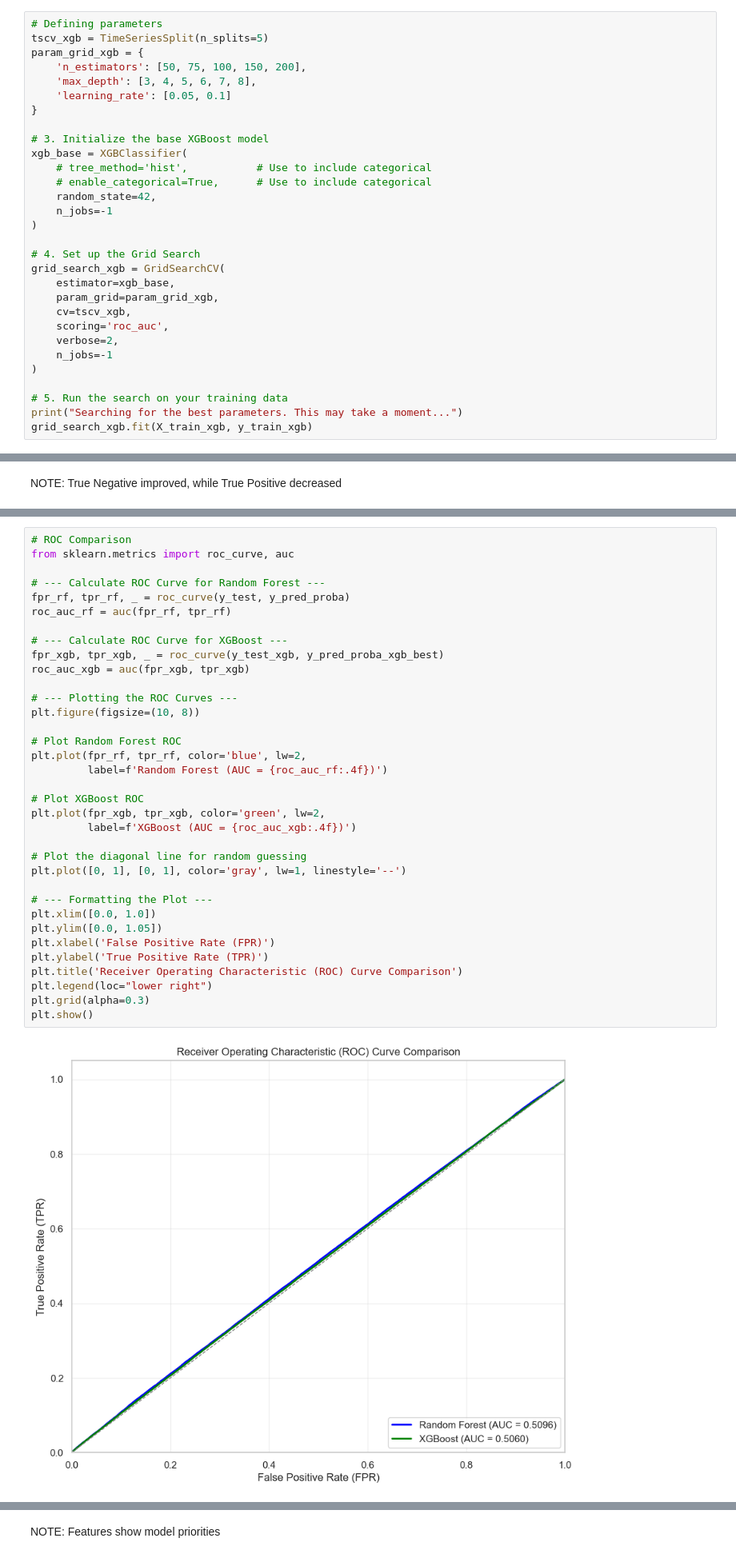
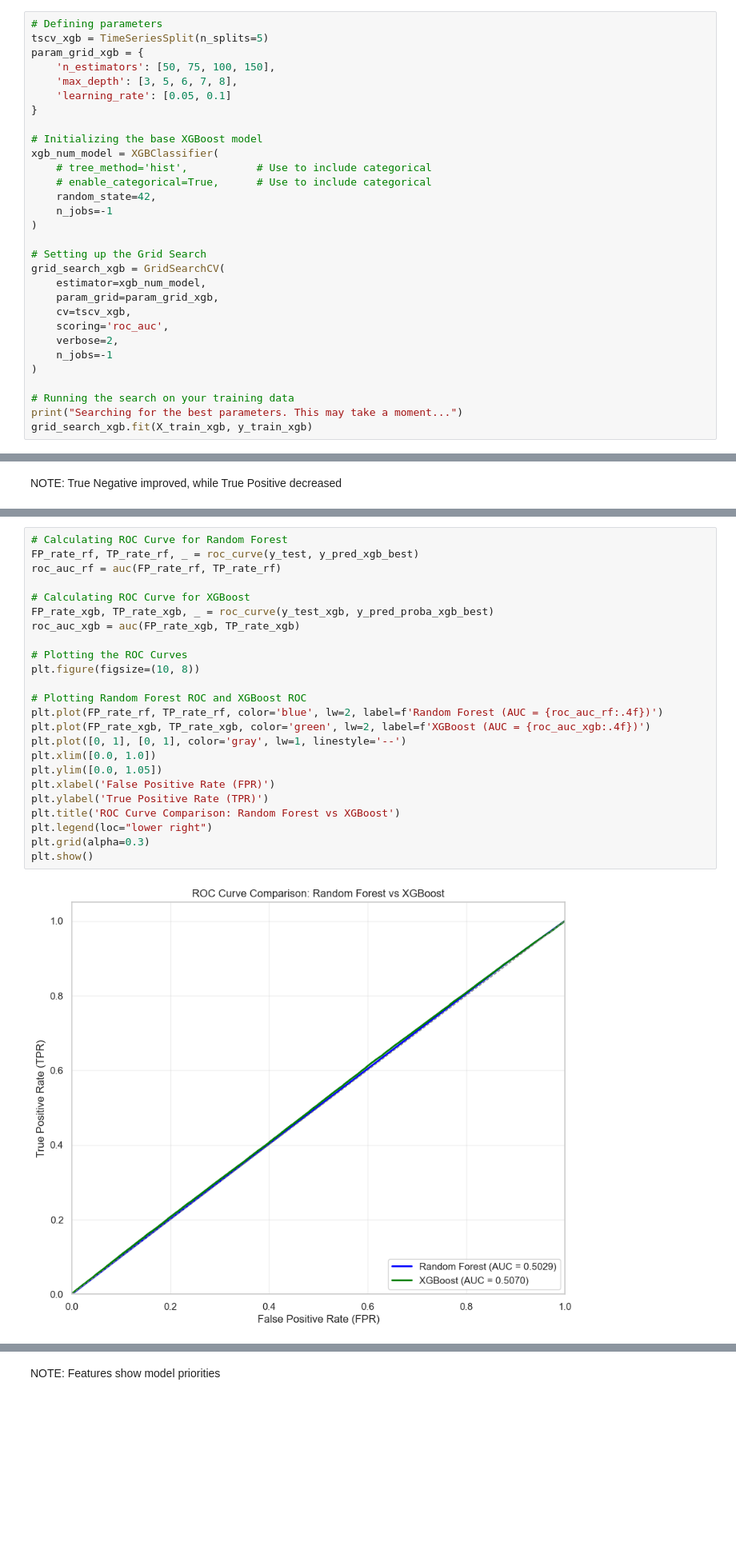
Before and after one commit to jplaceres/S-and-P-500-Stock-Price-Predictor, a Jupyter notebook: sp500_classification_ gdelt_features.ipynb, the cells around one changed output, grey strips where cells are left out. Shown at 80% size. Saved outputs shown, nothing was run; the diff lists cells and outputs as text; blank space fills up the shorter version.

```diff
--- a/sp500_classification_ gdelt_features.ipynb
+++ b/sp500_classification_ gdelt_features.ipynb
@@ -989,22 +943,22 @@ Index(['Open', 'High', 'Low', 'Close', 'Volume', 'avg_sentiment',
 # Defining parameters
 tscv_xgb = TimeSeriesSplit(n_splits=5)
 param_grid_xgb = {
-    'n_estimators': [50, 75, 100, 150, 200],
-    'max_depth': [3, 4, 5, 6, 7, 8],
+    'n_estimators': [50, 75, 100, 150],
+    'max_depth': [3, 5, 6, 7, 8],
     'learning_rate': [0.05, 0.1]
 }
 
-# 3. Initialize the base XGBoost model
-xgb_base = XGBClassifier(
+# Initializing the base XGBoost model
+xgb_num_model = XGBClassifier(
     # tree_method='hist',           # Use to include categorical
     # enable_categorical=True,      # Use to include categorical
     random_state=42,
     n_jobs=-1
 )
 
-# 4. Set up the Grid Search
+# Setting up the Grid Search
 grid_search_xgb = GridSearchCV(
-    estimator=xgb_base,
+    estimator=xgb_num_model,
     param_grid=param_grid_xgb,
     cv=tscv_xgb,
     scoring='roc_auc',
@@ -1012,7 +966,7 @@ grid_search_xgb = GridSearchCV(
     n_jobs=-1
 )
 
-# 5. Run the search on your training data
+# Running the search on your training data
 print("Searching for the best parameters. This may take a moment...")
 grid_search_xgb.fit(X_train_xgb, y_train_xgb)
 # %% [output]
@@ -1158,37 +1082,26 @@ Passing `palette` without assigning `hue` is deprecated and will be removed in v
 # %%
-# ROC Comparison
-from sklearn.metrics import roc_curve, auc
+# Calculating ROC Curve for Random Forest
+FP_rate_rf, TP_rate_rf, _ = roc_curve(y_test, y_pred_xgb_best)
+roc_auc_rf = auc(FP_rate_rf, TP_rate_rf)
 
-# --- Calculate ROC Curve for Random Forest ---
-fpr_rf, tpr_rf, _ = roc_curve(y_test, y_pred_proba)
-roc_auc_rf = auc(fpr_rf, tpr_rf)
+# Calculating ROC Curve for XGBoost
+FP_rate_xgb, TP_rate_xgb, _ = roc_curve(y_test_xgb, y_pred_proba_xgb_best)
+roc_auc_xgb = auc(FP_rate_xgb, TP_rate_xgb)
 
-# --- Calculate ROC Curve for XGBoost ---
-fpr_xgb, tpr_xgb, _ = roc_curve(y_test_xgb, y_pred_proba_xgb_best)
-roc_auc_xgb = auc(fpr_xgb, tpr_xgb)
-
-# --- Plotting the ROC Curves ---
+# Plotting the ROC Curves
 plt.figure(figsize=(10, 8))
 
-# Plot Random Forest ROC
-plt.plot(fpr_rf, tpr_rf, color='blue', lw=2,
-         label=f'Random Forest (AUC = {roc_auc_rf:.4f})')
-
-# Plot XGBoost ROC
-plt.plot(fpr_xgb, tpr_xgb, color='green', lw=2,
-         label=f'XGBoost (AUC = {roc_auc_xgb:.4f})')
-
-# Plot the diagonal line for random guessing
+# Plotting Random Forest ROC and XGBoost ROC
+plt.plot(FP_rate_rf, TP_rate_rf, color='blue', lw=2, label=f'Random Forest (AUC = {roc_auc_rf:.4f})')
+plt.plot(FP_rate_xgb, TP_rate_xgb, color='green', lw=2, label=f'XGBoost (AUC = {roc_auc_xgb:.4f})')
 plt.plot([0, 1], [0, 1], color='gray', lw=1, linestyle='--')
-
-# --- Formatting the Plot ---
 plt.xlim([0.0, 1.0])
 plt.ylim([0.0, 1.05])
 plt.xlabel('False Positive Rate (FPR)')
 plt.ylabel('True Positive Rate (TPR)')
-plt.title('Receiver Operating Characteristic (ROC) Curve Comparison')
+plt.title('ROC Curve Comparison: Random Forest vs XGBoost')
 plt.legend(loc="lower right")
 plt.grid(alpha=0.3)
 plt.show()
 # %% [output]
-[figure, old version]
+[figure, new version]
```
Also changed, not shown: parts of 61 cells of this notebook, 1 other file.
